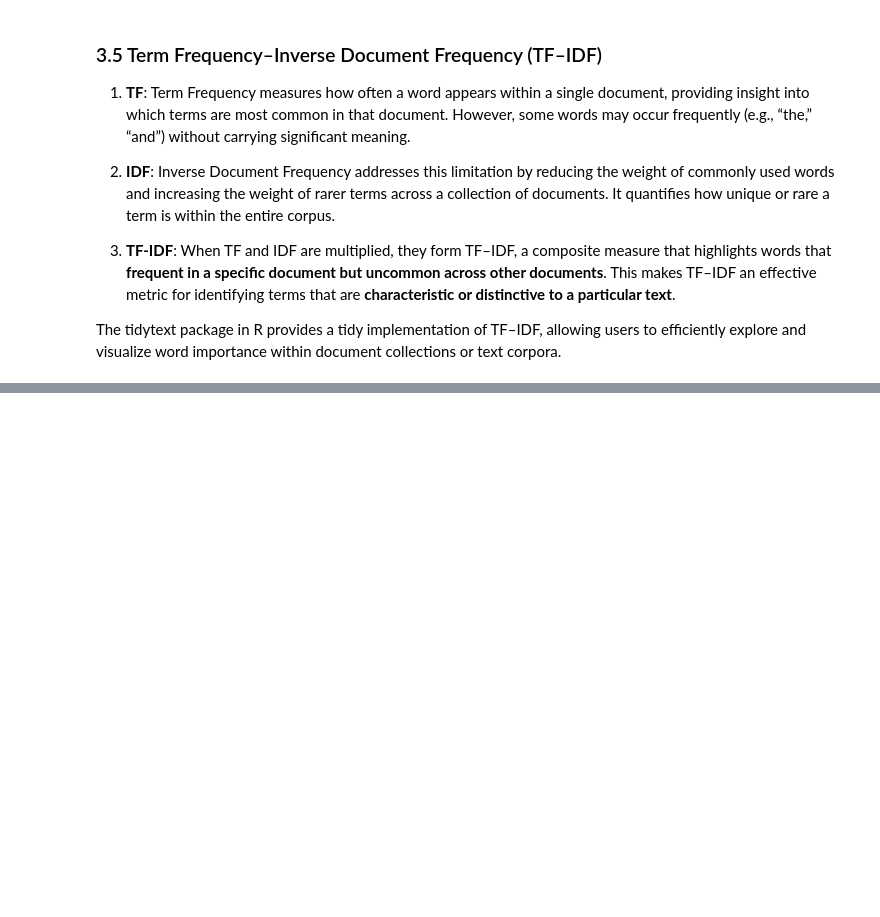
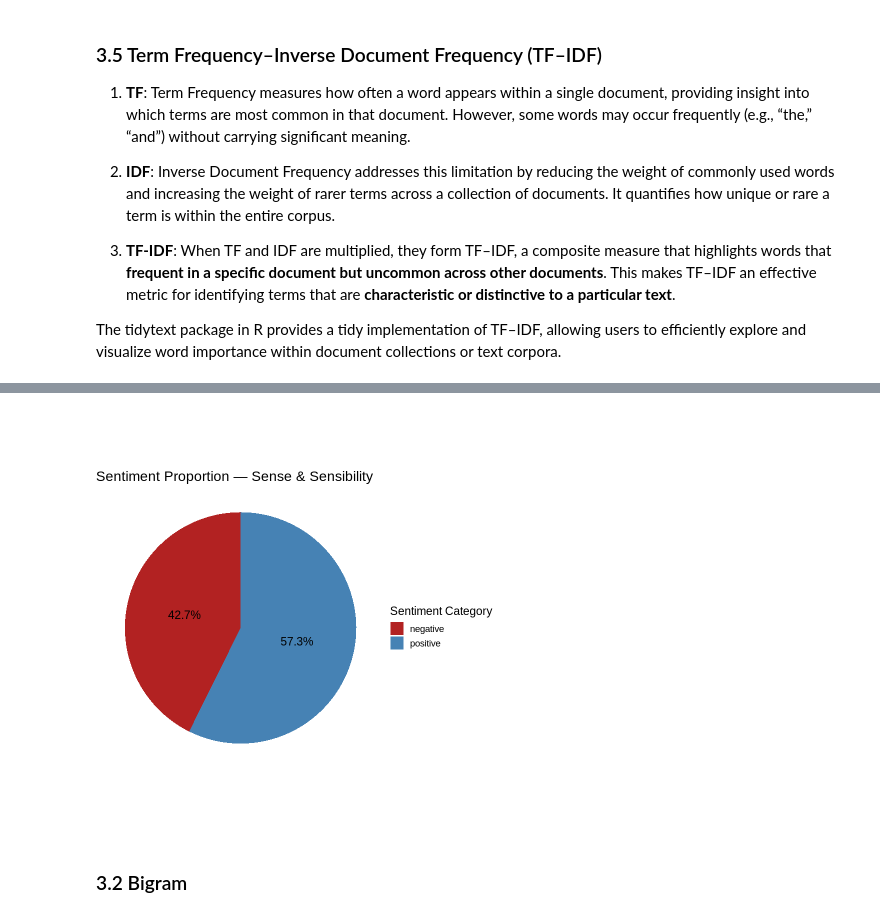
Before and after one commit to LanqingDu/UnstructuredDataAnalytics, a Jupyter notebook: 06_Word_Document_Freq.ipynb, the cells around one changed output, grey strips where cells are left out. Cells and saved outputs as stored; diff of their text form; code cells hidden in the pictures; blank space fills up the shorter version.

```diff
--- a/06_Word_Document_Freq.ipynb
+++ b/06_Word_Document_Freq.ipynb
@@ -304,0 +589,14 @@ ggplot(aes(word, tf_idf, fill = author)) +
+# %%
+# ============================================================
+# Step 1-2: Sentiment Frequency
+# ============================================================
+
+
+jane_austen_sentiment <- tidy_books  %>%
+                         unnest_tokens(word, text) %>%
+                         inner_join(get_sentiments("bing"))
+
+sentiment_by_book <- jane_austen_sentiment %>%
+                     count(sentiment) %>%
+                     mutate(prop = n / sum(n)) %>%
+                     ungroup()
@@ -304,0 +621,25 @@ ggplot(aes(word, tf_idf, fill = author)) +
+# %%
+# ============================================================
+# Step 1-3: Visualization on unigram
+# ============================================================
+
+x_pie <- sentiment_by_book %>%
+         group_by(sentiment) %>%
+         summarise(total_prop = sum(prop), .groups = "drop")
+
+# Pie chart
+ggplot(x_pie, aes(x = "", y = total_prop, fill = sentiment)) +
+  geom_col(width = 1) +
+  coord_polar(theta = "y") +
+  geom_text(aes(label = paste0(round(total_prop * 100, 1), "%")),
+            position = position_stack(vjust = 0.5)) +
+  theme_void(base_size = 14) +
+  scale_fill_manual(values = c("positive" = "steelblue",
+                               "negative" = "firebrick",
+                               "neutral" = "gray70")) +
+  labs(title = "Sentiment Proportion — Sense & Sensibility",
+       fill = "Sentiment Category")
+# %% [output]
+[figure, added]
+# %% [markdown]
+### 3.2 Bigram
```
Also changed, not shown: parts of 30 cells of this notebook, 2 other files.
